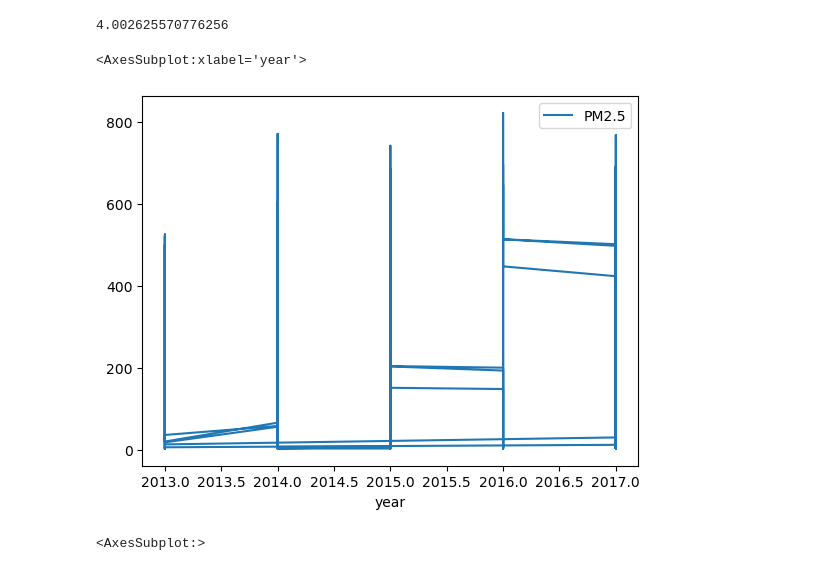
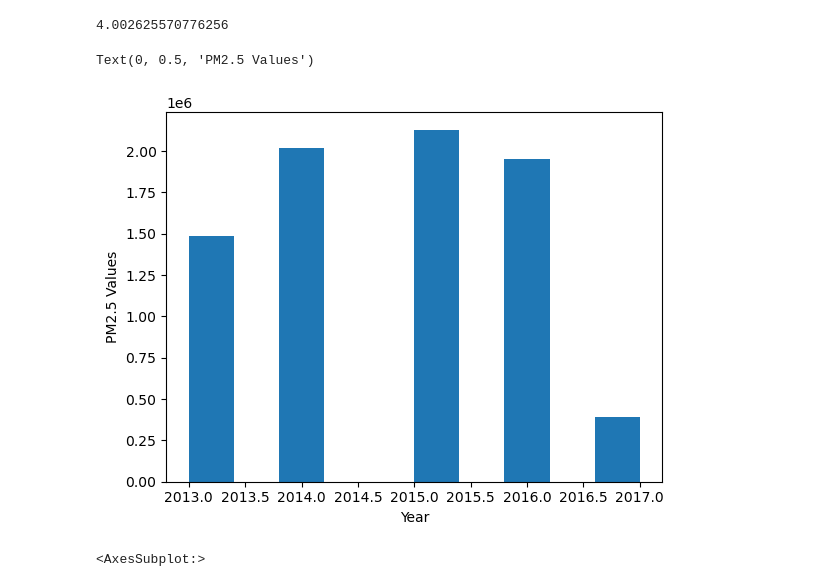
Before and after one commit to sudeep360/Beijing_AirQuality, a Jupyter notebook: Air_Quality_Analysis.ipynb, the cells around one changed output. Cells and saved outputs as stored; diff of their text form; code cells hidden in the pictures.

Commit message:
Some Visualization

```diff
--- a/Air_Quality_Analysis.ipynb
+++ b/Air_Quality_Analysis.ipynb
@@ -76,6 +74,3 @@ air_quality
 | 95683 | 2017-02-28 22:00:00 | 15.0 | 42.0 | 5.0 | 52.0 | 600.0 | 44.0 | 10.5 | 1014.4 | -12.9 | 0.0 | ... |
 | 95684 | 2017-02-28 23:00:00 | 15.0 | 50.0 | 5.0 | 68.0 | 700.0 | 21.0 | 8.6 | 1014.1 | -15.9 | 0.0 | ... |
 95685 rows × 15 columns
-# %%
-air_quality=air_quality.drop(['day','month','day_of_the_week','year'],axis=1)
-air_quality
@@ -124,10 +105,12 @@ datetime_range/pd.Timedelta(days=365)
 # %% [output]
 4.002625570776256
 # %%
-air_quality.plot('year','PM2.5')
+plt.hist(air_quality['year'],weights=air_quality['PM2.5'], bins=10)
+plt.xlabel('Year')
+plt.ylabel('PM2.5 Values')
 # %% [output]
-<AxesSubplot:xlabel='year'>
+Text(0, 0.5, 'PM2.5 Values')
-[figure, old version]
+[figure, new version]
 # %%
 air_quality['PM2.5'].hist()
 # %% [output]
```
Also changed, not shown: parts of 49 cells of this notebook.
